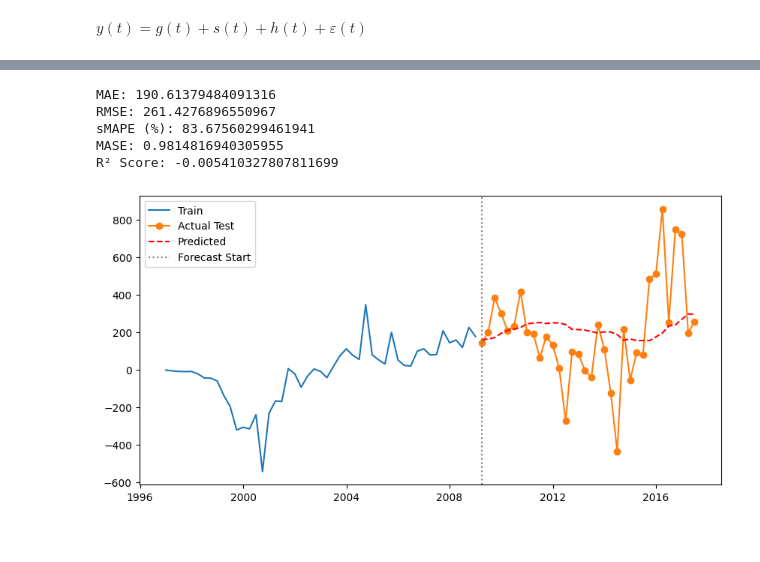
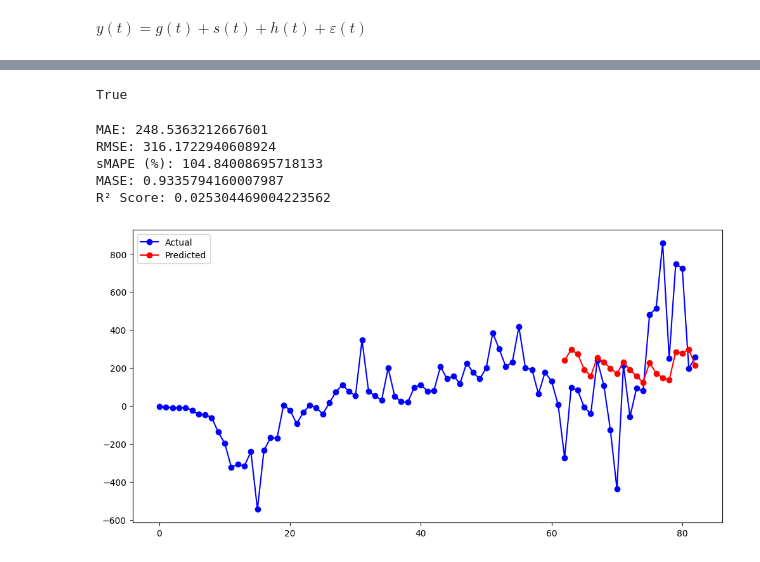
Before and after one commit to KawaMaciej/Stochastyczna, a Jupyter notebook: notebook.ipynb, the cells around one changed output, grey strips where cells are left out. Cells and saved outputs as stored; diff of their text form; code cells hidden in the pictures.

```diff
--- a/notebook.ipynb
+++ b/notebook.ipynb
@@ -19,7 +17,7 @@ warnings.filterwarnings("ignore")
 # %%
 data_cutoff = -32
 figsize=(12, 6)
-train_size = 0.6
+train_size = 0.75
 # %% [markdown]
 ## 1. Eksploracja Dancych
 # %% [markdown]
@@ -235,24 +174,7 @@ Pierwsze różnicowanie skutecznie eliminuje niestacjonarność, stabilizując
 # %% [markdown]
 ## 3. Wybór optymalnych parametrów modelu ARIMA
 # %%
+train = df["Net Income/Loss"][:int(len(df) * train_size)]
+test = df["Net Income/Loss"][int(len(df) * train_size):]
 
-fig, axes = plt.subplots(len(dfs), 2, figsize=(14, 4*len(dfs)))
-
-for i, data_series in enumerate(dfs):
-    plot_acf(data_series, lags=20, ax=axes[i, 0])
-    axes[i, 0].set_title(f'ACF - Data {i}', fontsize=12, fontweight='bold')
-    axes[i, 0].set_xlabel('Lag')
-    axes[i, 0].set_ylabel('Autocorrelation')
-
-    plot_pacf(data_series, lags=20, ax=axes[i, 1], method='ywm')
-    axes[i, 1].set_title(f'PACF - Data {i}', fontsize=12, fontweight='bold')
-    axes[i, 1].set_xlabel('Lag')
-    axes[i, 1].set_ylabel('Partial Autocorrelation')
-
-plt.tight_layout()
-plt.show()
-
-print("ACF/PACF Analysis Summary:")
-print(f"- Data 0: Original data")
-print(f"- Data 1: Power-transformed (Yeo-Johnson) data")
-print(f"- Data 2: Detrended data")
+method = ["none", "detrending", "scaling", "standard scaling", "quantile scaling"]
@@ -392,15 +340,12 @@ Conclusion: No significant autocorrelation
 # %% [markdown]
 ## Walidacja Arcitektury Modelu
 # %%
-from sklearn.model_selection import TimeSeriesSplit, cross_val_score
-import pmdarima as pm
+from sklearn.model_selection import TimeSeriesSplit
 
-arimka = pm.ARIMA(order=(3, 1, 3),
-                  suppress_warnings = False)
 
-data = df["Net Income/Loss"]
+data = train
 
-n_splits = 6
+n_splits = 3
 
 tscv = TimeSeriesSplit(n_splits=n_splits)
 
@@ -409,7 +354,7 @@ mae_scores = []
 for train_index, test_index in tscv.split(data):
     train_data, test_data = data.iloc[train_index], data.iloc[test_index]
 
-    model = ARIMA(train_data, order=(3, 1, 3))
+    model = ARIMA(train_data, order=optimized_orders["best_orders"][0])
     fitted_model = model.fit()
 
     predictions = fitted_model.forecast(steps=len(test_data))
@@ -573,23 +515,26 @@ test_prophet_values = scaler.inverse_transform(test_prophet['y'].values.reshape(
+# %%
+len(train_prophet) == len(train)
+len(test_prophet) == len(test)
+# %% [output]
+True
 # %%
-test_prophet_values = pd.Series(test_prophet_values.flatten())
-pr_metrics = evaluate_forecasts(test_prophet_values, pred_prophet.flatten())
+test_prophet_values = pd.Series(test_prophet["y"].tolist())
+pr_metrics = evaluate_forecasts(test_prophet_values, np.array(predictions_prohpet).flatten())
 # %% [output]
-MAE: 190.61379484091316
-RMSE: 261.4276896550967
-sMAPE (%): 83.67560299461941
-MASE: 0.9814816940305955
-R² Score: -0.005410327807811699
+MAE: 248.5363212667601
+RMSE: 316.1722940608924
+sMAPE (%): 104.84008695718133
+MASE: 0.9335794160007987
+R² Score: 0.025304469004223562
 # %%
 
-plt.figure(figsize=(10,5))
-plt.plot(train_prophet['ds'], train_data, label='Train')
-plt.plot(test_prophet['ds'], test_prophet_values, label='Actual Test',  marker='o')
-plt.plot(test_prophet['ds'], pred_prophet, color='red', linestyle='--', label='Predicted')
-plt.axvline(test_prophet['ds'].iloc[0], color='gray', linestyle=':', label='Forecast Start')
+plt.figure(figsize=figsize)
+plt.plot(df["Net Income/Loss"].values, marker="o", label="Actual", color="blue")
+plt.plot(test_prophet.index, predictions_prohpet, color='red', marker="o", label='Predicted')
 plt.legend()
 plt.show()
 # %% [output]
-[figure, old version]
+[figure, new version]
 # %%
 from statsmodels.tsa.holtwinters import ExponentialSmoothing
 
```
Also changed, not shown: parts of 30 cells of this notebook, 1 other file.
